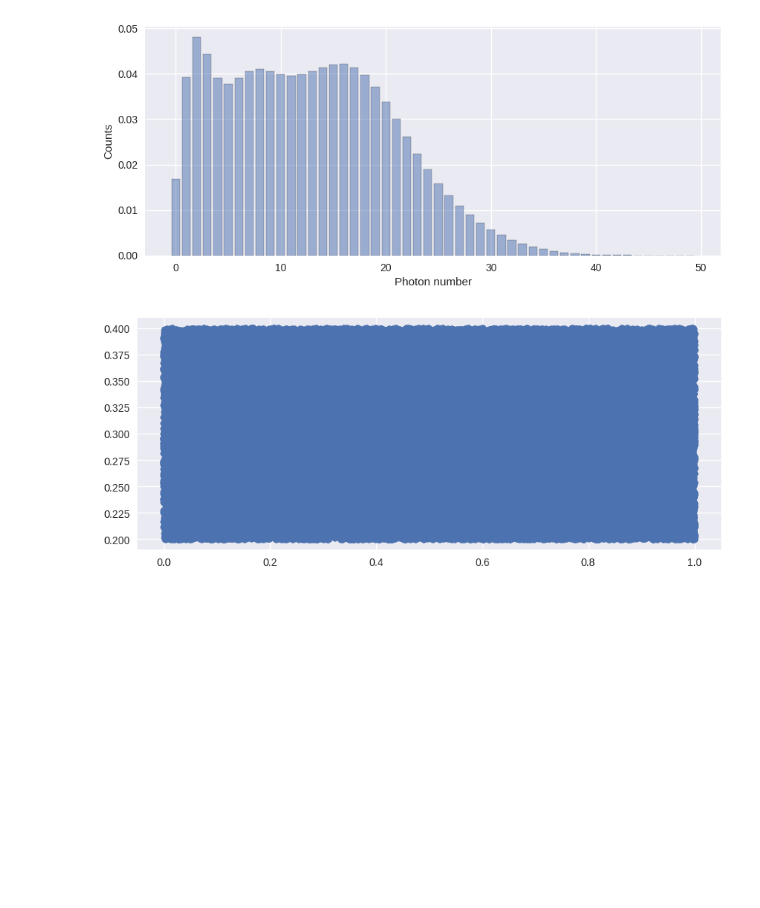
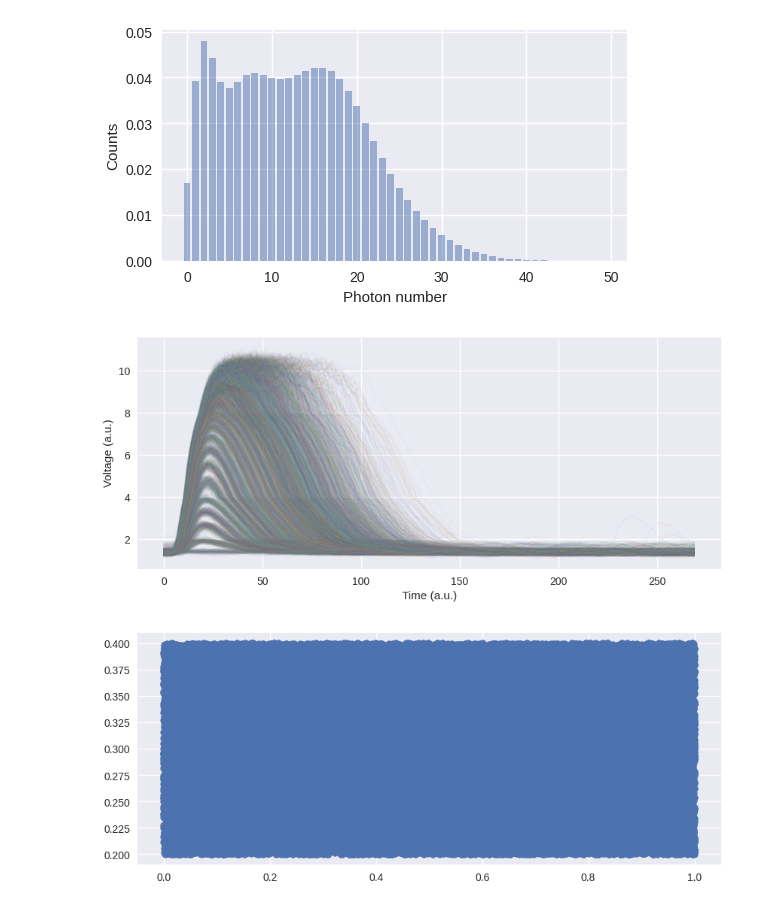
Before and after one commit to polyquantique/Photon-Number-Classification, a Jupyter notebook: Photon-Number-Clustering/GaussianMixtureLimit.ipynb, the cells around one changed output. Saved outputs shown, nothing was run; the diff lists cells and outputs as text; code cells hidden in the pictures; blank space fills up the shorter version.

```diff
--- a/Photon-Number-Clustering/GaussianMixtureLimit.ipynb
+++ b/Photon-Number-Clustering/GaussianMixtureLimit.ipynb
@@ -8,21 +8,23 @@ import matplotlib.pyplot as plt
 # %%
 weights = [1.00000000e+00, 8.67567149e-01, 5.11893733e-01, 4.64791825e-01,
            1.95257413e-01, 3.48166360e-01,1.24623185e-13, 3.89968505e-14, 3.60043421e-01]
 
 weights = [0.0003478958721172963, 0.0003456379713743067, 0.0003744276723215052, 2.7560595871623853e-07,
            5.1048808392493295e-18, 0.28842984940480537, 0.9999999999999999, 0.4483193456686096,
            0.34462236788026945, 0.42745454124885873, 6.426683431466243e-24, 3.0632312612371824e-29, 0.4770426849308018]
 
 path_save = 'src/Results/Low Dimension'
 
 data_train, data_test, expected_prob = dataset_TES(weights = weights,
                                                 signal_size = 8192,
                                                 interval = [0,270],
                                                 order_dB = False,
                                                 plot_expected = True,
+                                                plot_traces = True,
                                                 n_photon_number = 50)
 # %% [output]
-[figure, old version]
+[figure, new version]
+[figure, added]
 # %%
 n = 50_000
 data = np.random.uniform(low = [0,0.2], high = [1,0.4], size=(n,2))
```
Also changed, not shown: 4 other files.
